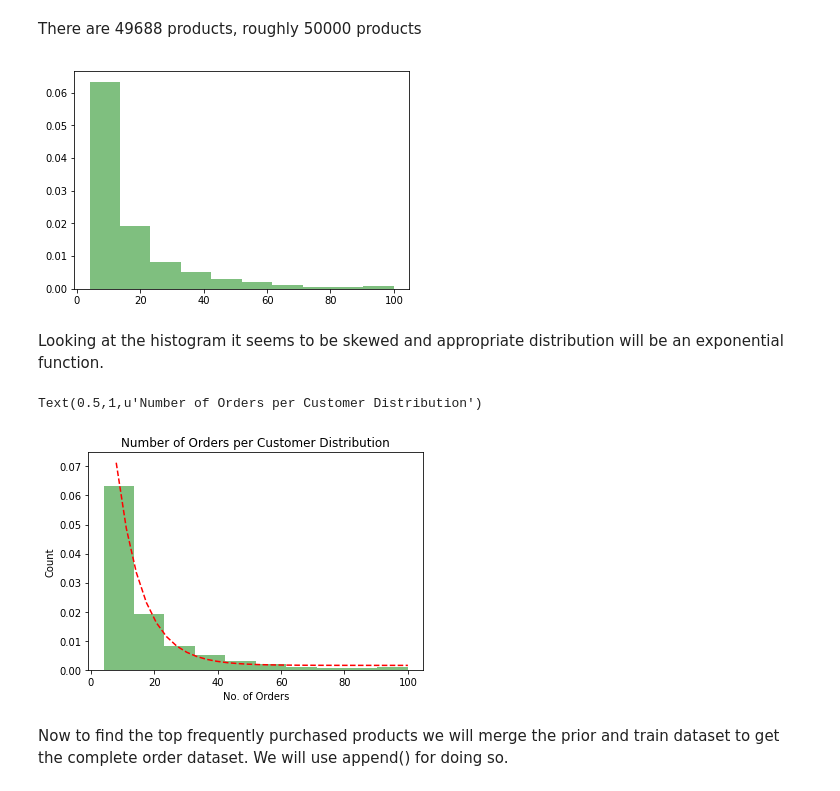
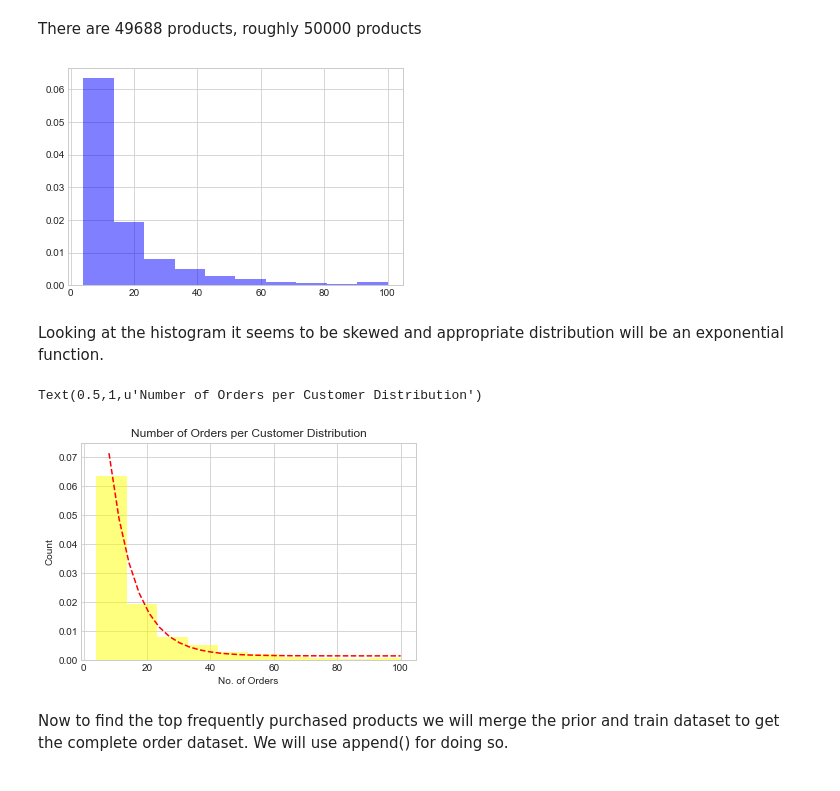
Before and after one commit to tstreamDOTh/Instacart-Market-Basket-Analysis, a Jupyter notebook: code/Data Analysis.ipynb, the cells around one changed output. Saved outputs shown, nothing was run; the diff lists cells and outputs as text; code cells hidden in the pictures.

```diff
--- a/code/Data Analysis.ipynb
+++ b/code/Data Analysis.ipynb
@@ -37,17 +37,18 @@ productDf.shape
 There are 49688 products, roughly 50000 products
 # %%
 #get distribution of number of orders per customer
+sns.set_style('whitegrid')
 customerNumOrderFrame = orderDf.groupby("user_id",as_index = False)["order_number"].max()
 num_bins = 10
-n, bins, patches = plt.hist(customerNumOrderFrame["order_number"] , num_bins, normed=1, facecolor='green', alpha=0.5)
+n, bins, patches = plt.hist(customerNumOrderFrame["order_number"] , num_bins, normed=1, color='blue', alpha=0.5)
 mu = customerNumOrderFrame["order_number"].mean()
 sigma = customerNumOrderFrame["order_number"].std()
 # %% [output]
-[figure, old version]
+[figure, new version]
 # %% [markdown]
 Looking at the histogram it seems to be skewed and appropriate distribution will be an exponential function.
 # %%
-n, bins, patches = plt.hist(customerNumOrderFrame["order_number"] , num_bins, normed=1, facecolor='green', alpha=0.5)
+n, bins, patches = plt.hist(customerNumOrderFrame["order_number"] , num_bins, normed=1, facecolor='yellow', alpha=0.5)
 
 bins = np.delete(bins,10) #to make dimensions of x & y axis values equal
 bins = bins+5 #to ge the central value of each bar
@@ -66,7 +67,7 @@ plt.ylabel("Count")
 plt.title("Number of Orders per Customer Distribution")
 # %% [output]
 Text(0.5,1,u'Number of Orders per Customer Distribution')
-[figure, old version]
+[figure, new version]
 # %% [markdown]
 Now to find the top frequently purchased products we will merge the prior and train dataset to get the complete order dataset. We will use append() for doing so.
 # %%
```
Also changed, not shown: parts of 4 cells of this notebook, 1 other file.
